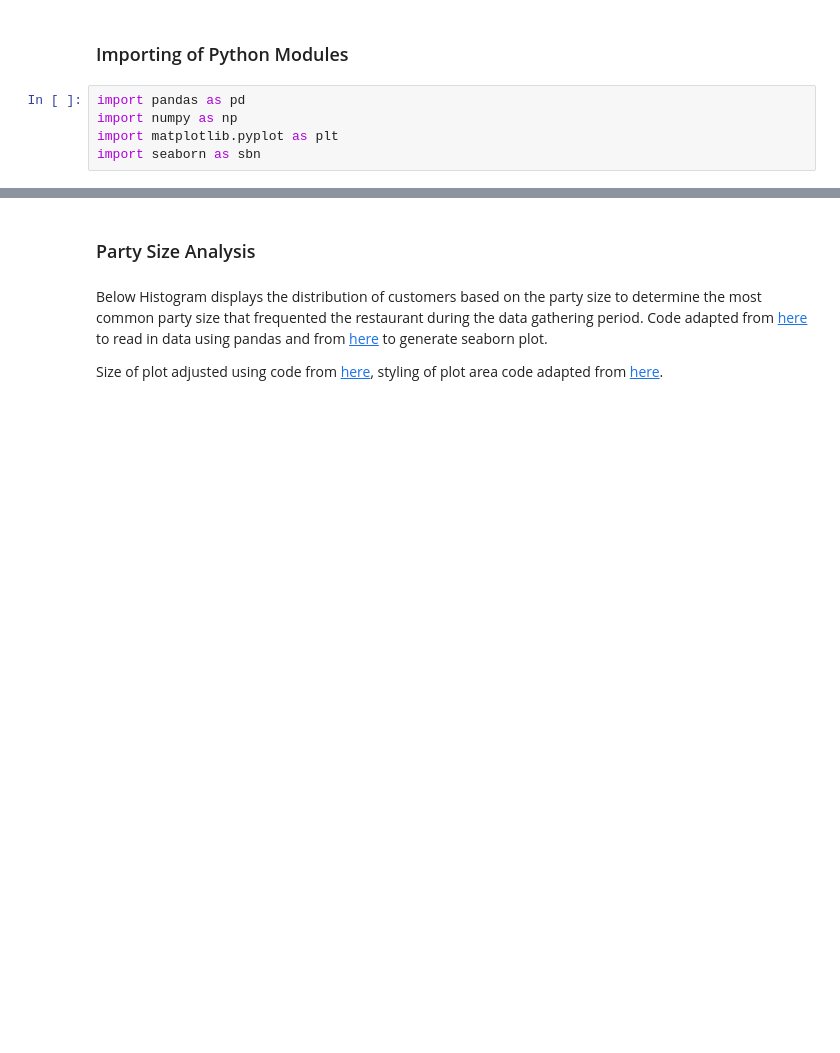
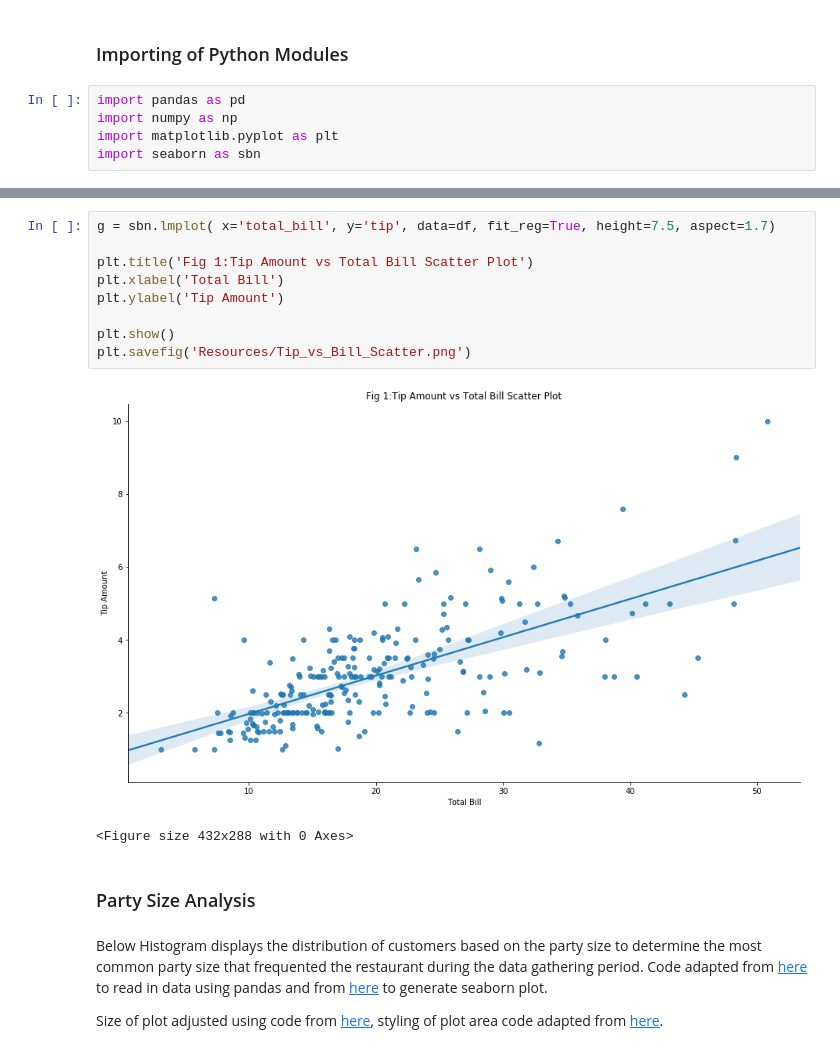
Before and after one commit to Dowline1/FODA-Project-2019, a Jupyter notebook: FODA-Project-2019.ipynb, the cells around one changed output, grey strips where cells are left out. Saved outputs shown, nothing was run; the diff lists cells and outputs as text; blank space fills up the shorter version.

```diff
--- a/FODA-Project-2019.ipynb
+++ b/FODA-Project-2019.ipynb
@@ -11,3 +29,15 @@ import seaborn as sbn
+# %%
+g = sbn.lmplot( x='total_bill', y='tip', data=df, fit_reg=True, height=7.5, aspect=1.7)
+
+plt.title('Fig 1:Tip Amount vs Total Bill Scatter Plot')
+plt.xlabel('Total Bill')
+plt.ylabel('Tip Amount')
+
+plt.show()
+plt.savefig('Resources/Tip_vs_Bill_Scatter.png')
+# %% [output]
+[figure, added]
+<Figure size 432x288 with 0 Axes>
 # %% [markdown]
 ### Party Size Analysis
 # %% [markdown]
```
Also changed, not shown: parts of 25 cells of this notebook, 5 other files.
